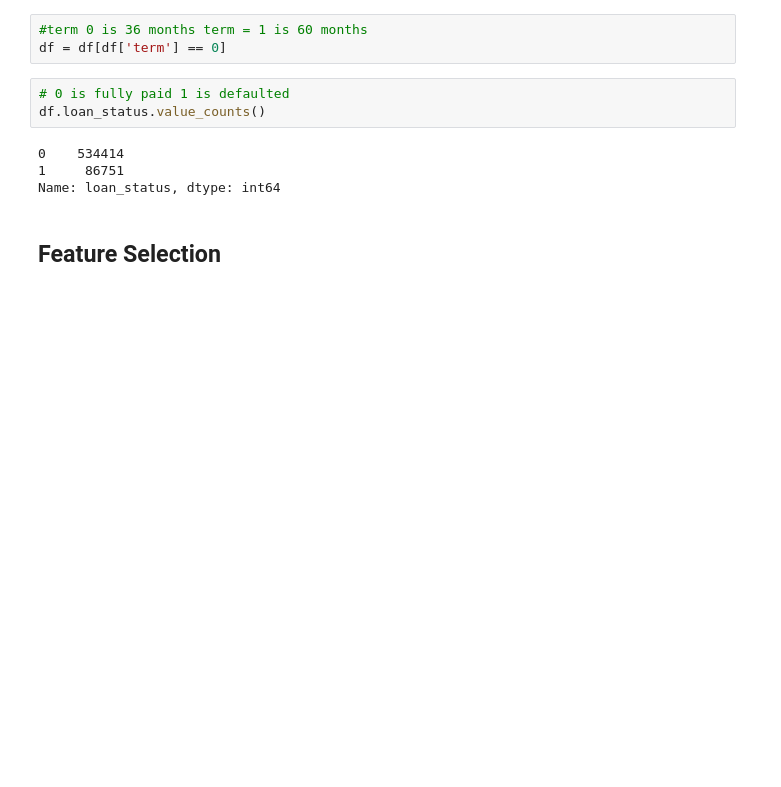
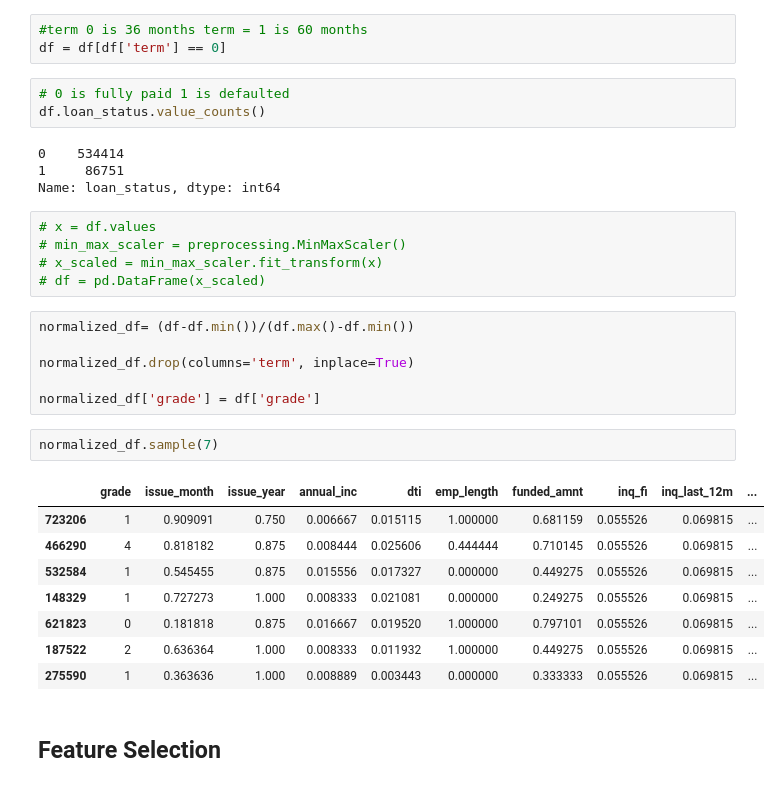
Before and after one commit to GarrettSikes/Lending_Club_Capstone, a Jupyter notebook: Garrett/Logistic_Regression_Garrett_Sikes.ipynb, the cells around one changed output. Drawn from its saved outputs; the diff is of its cells as text; blank space fills up the shorter version.

```diff
--- a/Garrett/Logistic_Regression_Garrett_Sikes.ipynb
+++ b/Garrett/Logistic_Regression_Garrett_Sikes.ipynb
@@ -29,6 +30,28 @@ df.loan_status.value_counts()
 0    534414
 1     86751
 Name: loan_status, dtype: int64
+# %%
+# x = df.values
+# min_max_scaler = preprocessing.MinMaxScaler()
+# x_scaled = min_max_scaler.fit_transform(x)
+# df = pd.DataFrame(x_scaled)
+# %%
+normalized_df= (df-df.min())/(df.max()-df.min())
+
+normalized_df.drop(columns='term', inplace=True)
+
+normalized_df['grade'] = df['grade']
+# %%
+normalized_df.sample(7)
+# %% [output]
+|  | grade | issue_month | issue_year | annual_inc | dti | emp_length | funded_amnt | inq_fi | inq_last_12m | ... |
+| 723206 | 1 | 0.909091 | 0.750 | 0.006667 | 0.015115 | 1.000000 | 0.681159 | 0.055526 | 0.069815 | ... |
+| 466290 | 4 | 0.818182 | 0.875 | 0.008444 | 0.025606 | 0.444444 | 0.710145 | 0.055526 | 0.069815 | ... |
+| 532584 | 1 | 0.545455 | 0.875 | 0.015556 | 0.017327 | 0.000000 | 0.449275 | 0.055526 | 0.069815 | ... |
+| 148329 | 1 | 0.727273 | 1.000 | 0.008333 | 0.021081 | 0.000000 | 0.249275 | 0.055526 | 0.069815 | ... |
+| 621823 | 0 | 0.181818 | 0.875 | 0.016667 | 0.019520 | 1.000000 | 0.797101 | 0.055526 | 0.069815 | ... |
+| 187522 | 2 | 0.636364 | 1.000 | 0.008333 | 0.011932 | 1.000000 | 0.449275 | 0.055526 | 0.069815 | ... |
+| 275590 | 1 | 0.363636 | 1.000 | 0.008889 | 0.003443 | 0.000000 | 0.333333 | 0.055526 | 0.069815 | ... |
 # %% [markdown]
 ## Feature Selection
 # %%
```
Also changed, not shown: parts of 18 cells of this notebook.
